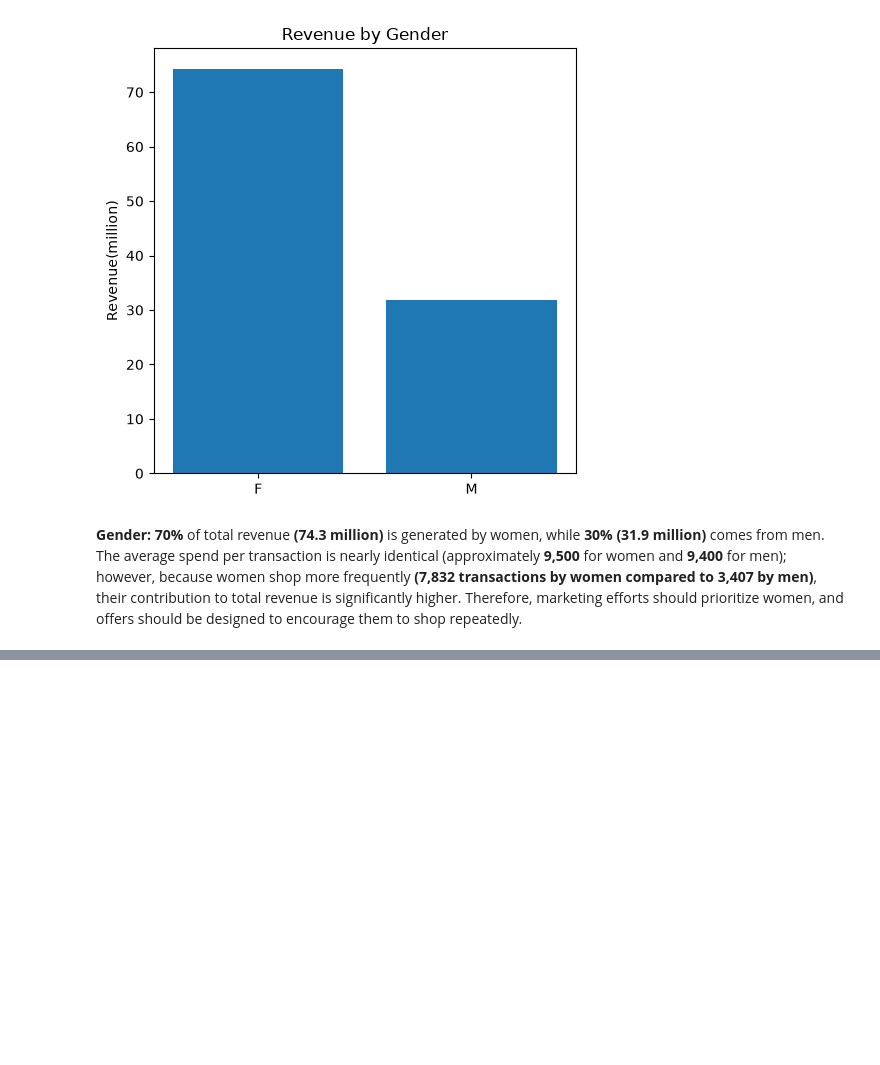
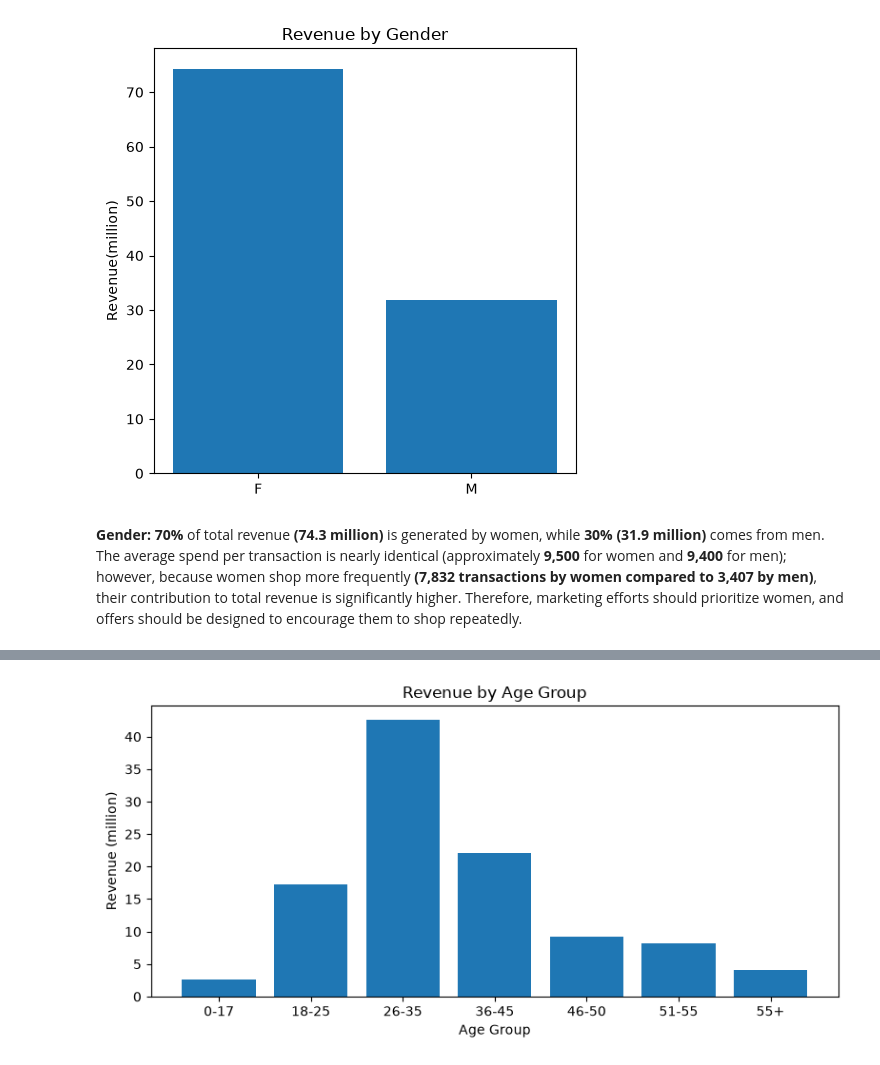
Before and after one commit to ariful3551/diwali_sales_analysis, a Jupyter notebook: notebooks/03_eda_and_visualization.ipynb, the cells around one changed output, grey strips where cells are left out. Cells and saved outputs as stored; diff of their text form; code cells hidden in the pictures; blank space fills up the shorter version.

Commit message:
Revenue by Age Group

```diff
--- a/notebooks/03_eda_and_visualization.ipynb
+++ b/notebooks/03_eda_and_visualization.ipynb
@@ -170,0 +173,5 @@ plt.show()
+# %%
+age = df.groupby("Age_Group", observed= True) ["Amount"].agg(revenue ="sum", rows = "count")
+age["share_pct"] = (age["revenue"] / age["revenue"]. sum() * 100).round(1)
+age["ave_per_row"] = (age["revenue"] / age["rows"]).round(0)
+age
@@ -170,0 +188,11 @@ plt.show()
+# %%
+plt.figure(figsize=(8, 4))
+plt.bar(age.index.astype(str), age["revenue"] / 1e6)
+plt.xlabel("Age Group")
+plt.ylabel("Revenue (million)")
+plt.title("Revenue by Age Group")
+plt.tight_layout()
+plt.savefig("../images/q3_revenue_by_age_group.png", dpi=150)
+plt.show()
+# %% [output]
+[figure, added]
```
Also changed, not shown: parts of 3 cells of this notebook.
